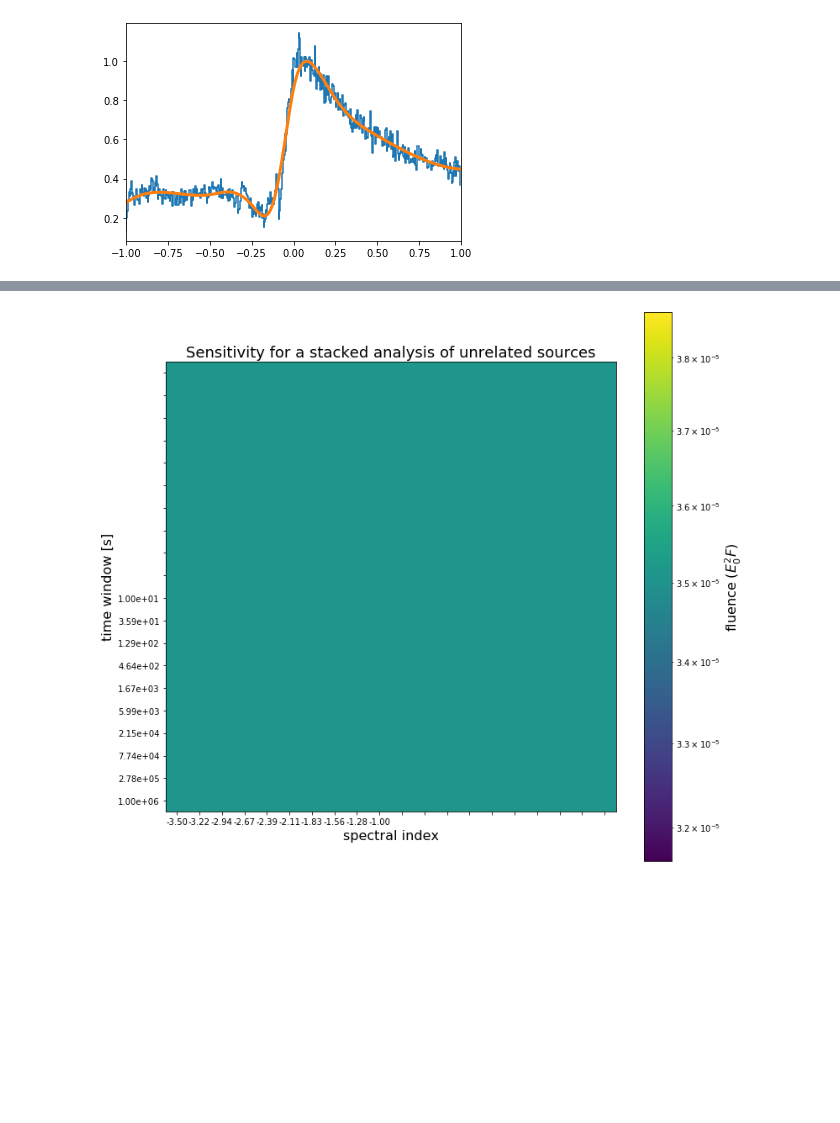
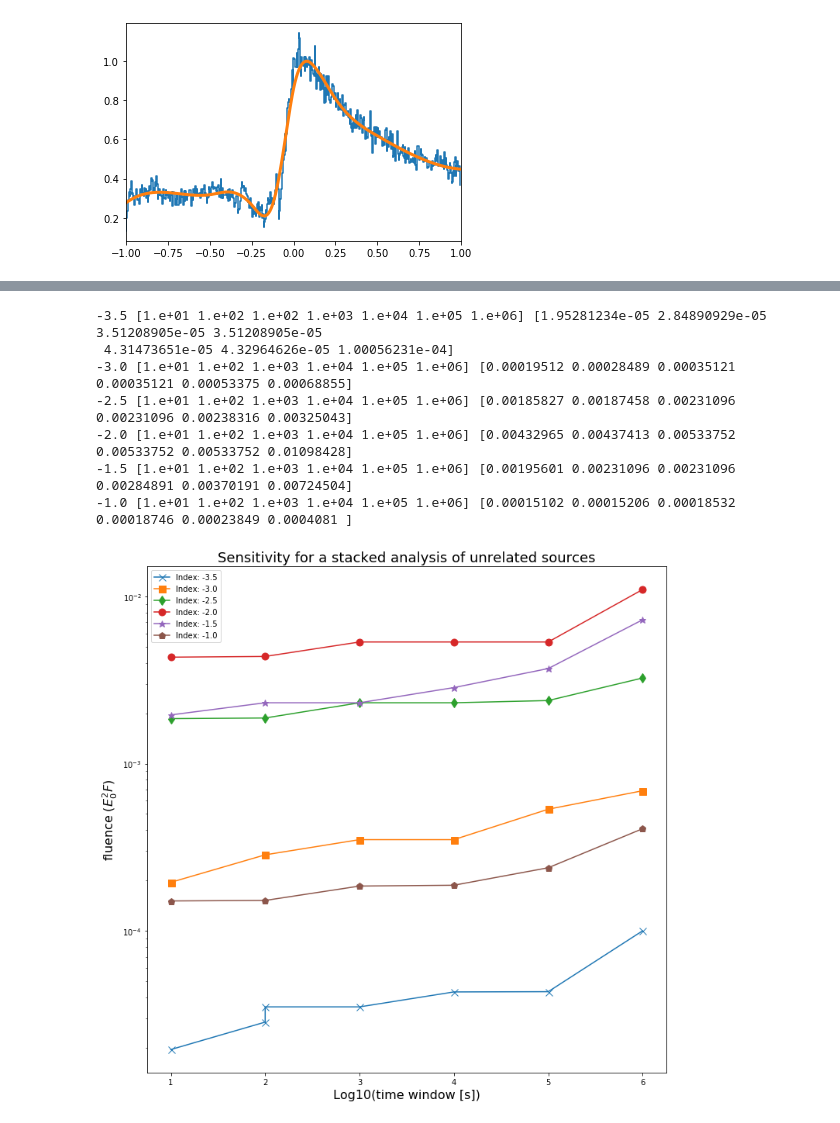
Before and after one commit to efriedman09/umd_computing_examples, a Jupyter notebook: jupyter/stacked_sensitivity_refactor.ipynb, the cells around one changed output, grey strips where cells are left out. Saved outputs shown, nothing was run; the diff lists cells and outputs as text; code cells hidden in the pictures; blank space fills up the shorter version.

Commit message:
refactor ipynb to be a bit more flexible with output files, and ready for "conversion" to CLI

```diff
--- a/jupyter/stacked_sensitivity_refactor.ipynb
+++ b/jupyter/stacked_sensitivity_refactor.ipynb
@@ -13,8 +13,8 @@ Defined globals
 # %%
 InDataDir = '/i3store/users/mjlarson/ps_tracks'
 OutDir = '/condor_builds/blaufuss/stacked_outputs/'
-n_trials_bkg = 10000
-n_trials_sig = 100
+n_trials_bkg = 5000
+n_trials_sig = 50
 # %% [markdown]
 #### Functions
 # %%
@@ -619,16 +621,23 @@ Roots: [3.512089045424462e-16]
 import glob
 filenames = glob.glob(OutDir + '*.npy')
 
-time_windows = np.logspace(1,6,10)
-spectra = np.linspace(-3.5,-1,10)
+#time_windows = np.logspace(1,6,6)
+#spectra = np.linspace(-3.5,-1,6)
 
 loaded = []
 for file in sorted(filenames):
     loaded.append(np.load(file, allow_pickle = True))
-
 s = []
-for arr,window in zip(loaded, time_windows):
-    s.append(list(arr[:,0]*1e10*window))
-
-print(s)
+for entry in loaded:
+    # each entry has [index, timewindow, flux norm]
+    print(entry[0], entry[1], entry[2]*1e10*entry[1])
+    s.append([entry[0], entry[1], entry[2]*1e10*entry[1]])
+sarray = np.array(s)
+# Make a list of unique spectral indices
+idxs = np.unique(sarray[:,0])
+# split out the TW and time int. flux limits for each
+foo = np.array( [list(sarray[sarray[:,0]==i,1:]) for i in idxs] )
+# zip with spectral indices fo easy plotting
+IndexSplitTWLimits = np.array(list(zip(idxs, foo)))
+print(IndexSplitTWLimits)
 # %% [output]
@@ -636,17 +661,27 @@ print(s)
-# %%
-#plot outputs
-from matplotlib.colors import LogNorm
-fig, ax = plt.subplots(figsize = (12,12))
-im = ax.imshow(s, norm = LogNorm(), extent = [0,1,0,1])
-cbar = fig.colorbar(im)
-cbar.set_label(f'fluence ($E_0^2F$)', fontsize = 16)
-ax.set_xticks(np.linspace(0,.95,20)+.025)
-ax.set_xticklabels([f'{spectrum:.2f}' for spectrum in spectra])
-ax.set_yticks(np.linspace(0,.95,20)+.025)
-ax.set_yticklabels([f'{time:.2e}' for time in time_windows][::-1])
-ax.set_xlabel('spectral index', fontsize = 16)
-ax.set_ylabel('time window [s]', fontsize = 16)
-ax.set_title('Sensitivity for a stacked analysis of unrelated sources', fontsize = 18)
-plt.savefig(OutDir + 'results.pdf')
-# %% [output]
-[figure, removed]
+# %%
+fig, ax = plt.subplots(figsize = (12,12))
+import itertools
+marker = itertools.cycle(('x', 's', 'd', 'o', '*', 'p', '3'))
+# plot a line per spectral index
+for entry in IndexSplitTWLimits:
+    idx = entry[0]
+    tw_limits = np.array(entry[1])
+    np.ndarray.sort(tw_limits,axis=0)
+    print(idx, tw_limits[:,0],tw_limits[:,1])
+    labeled = 'Index: ' + str(idx)
+    plt.plot(np.log10(tw_limits[:,0]),tw_limits[:,1],label=labeled, marker=next(marker), markersize = 9)
+ax.set_yscale('log')
+ax.set_title('Sensitivity for a stacked analysis of unrelated sources', fontsize = 18)
+ax.set_xlabel('Log10(time window [s])', fontsize = 16)
+ax.set_ylabel(f'fluence ($E_0^2F$)', fontsize = 16)
+leg = ax.legend();
+plt.savefig(OutDir + 'results.pdf')
+# %% [output]
+-3.5 [1.e+01 1.e+02 1.e+02 1.e+03 1.e+04 1.e+05 1.e+06] [1.95281234e-05 2.84890929e-05 3.51208905e-05 3.51208905e-05
+ 4.31473651e-05 4.32964626e-05 1.00056231e-04]
+-3.0 [1.e+01 1.e+02 1.e+03 1.e+04 1.e+05 1.e+06] [0.00019512 0.00028489 0.00035121 0.00035121 0.00053375 0.00068855]
+-2.5 [1.e+01 1.e+02 1.e+03 1.e+04 1.e+05 1.e+06] [0.00185827 0.00187458 0.00231096 0.00231096 0.00238316 0.00325043]
+-2.0 [1.e+01 1.e+02 1.e+03 1.e+04 1.e+05 1.e+06] [0.00432965 0.00437413 0.00533752 0.00533752 0.00533752 0.01098428]
+-1.5 [1.e+01 1.e+02 1.e+03 1.e+04 1.e+05 1.e+06] [0.00195601 0.00231096 0.00231096 0.00284891 0.00370191 0.00724504]
+-1.0 [1.e+01 1.e+02 1.e+03 1.e+04 1.e+05 1.e+06] [0.00015102 0.00015206 0.00018532 0.00018746 0.00023849 0.0004081 ]
+[figure, added]
```
Also changed, not shown: parts of 5 cells of this notebook.
